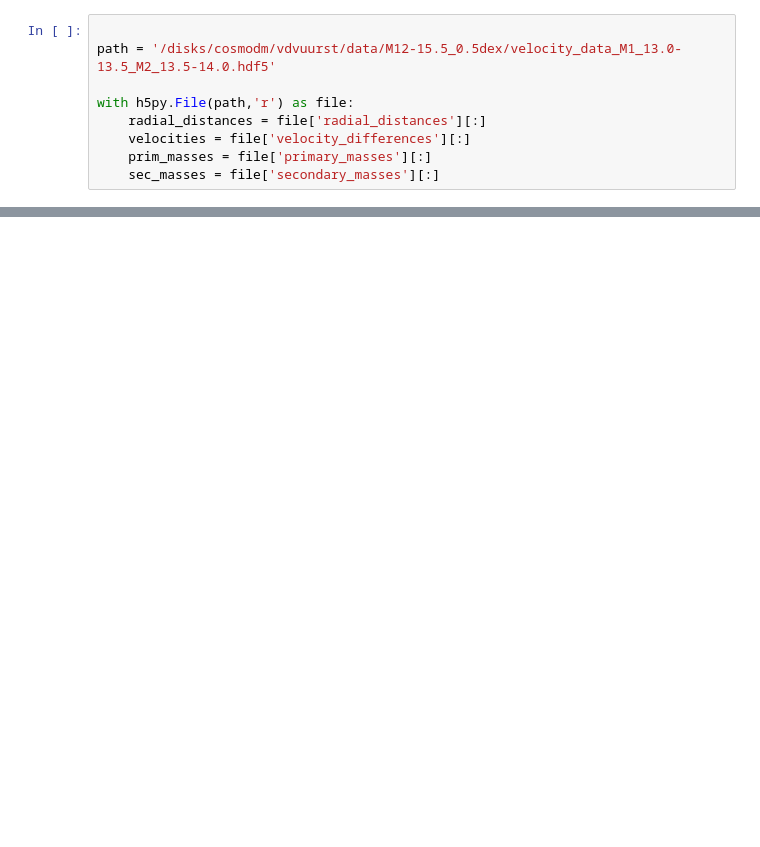
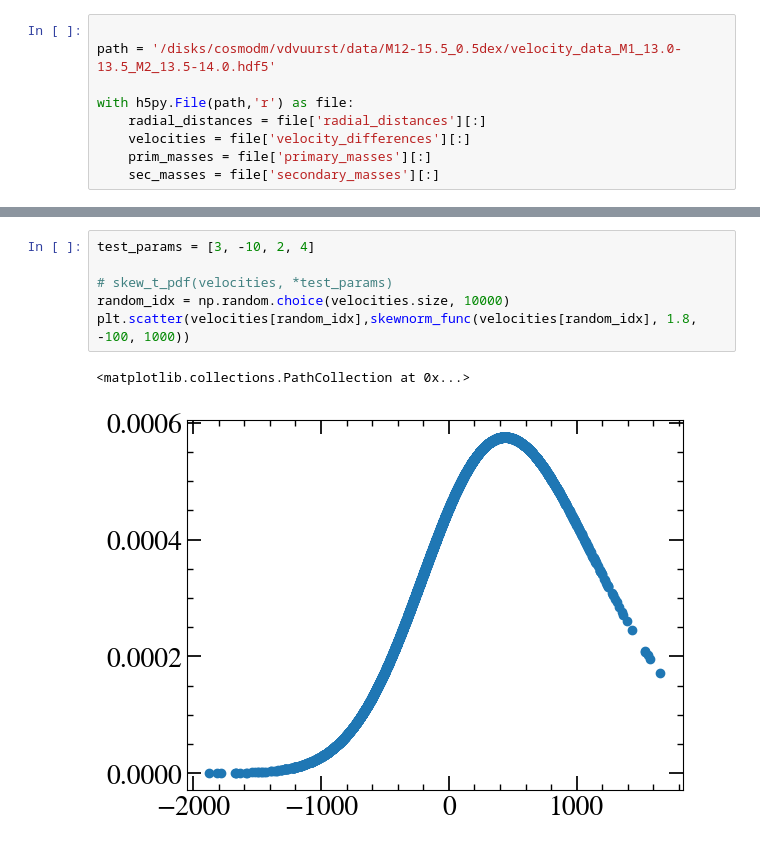
Before and after one commit to TimvdVuurst/MRP_vdvuurst, a Jupyter notebook: notebooks/twohalo_functional_forms.ipynb, the cells around one changed output, grey strips where cells are left out. Drawn from its saved outputs; the diff is of its cells as text; blank space fills up the shorter version.

```diff
--- a/notebooks/twohalo_functional_forms.ipynb
+++ b/notebooks/twohalo_functional_forms.ipynb
@@ -73,4 +116,13 @@ def run_two_halo_emcee(bin_idx, likelihood_func = skew_gaussian_log_likelihood,
     sampler.run_mcmc(pos, nsteps, progress = True)
 
     return bin_velocities, sampler, ndim, nwalkers, nsteps
+# %%
+test_params = [3, -10, 2, 4]
+
+# skew_t_pdf(velocities, *test_params)
+random_idx = np.random.choice(velocities.size, 10000)
+plt.scatter(velocities[random_idx],skewnorm_func(velocities[random_idx], 1.8, -100, 1000))
+# %% [output]
+<matplotlib.collections.PathCollection at 0x...>
+[figure, added]
 # %%
```
Also changed, not shown: parts of 8 cells of this notebook, 18 other files.
